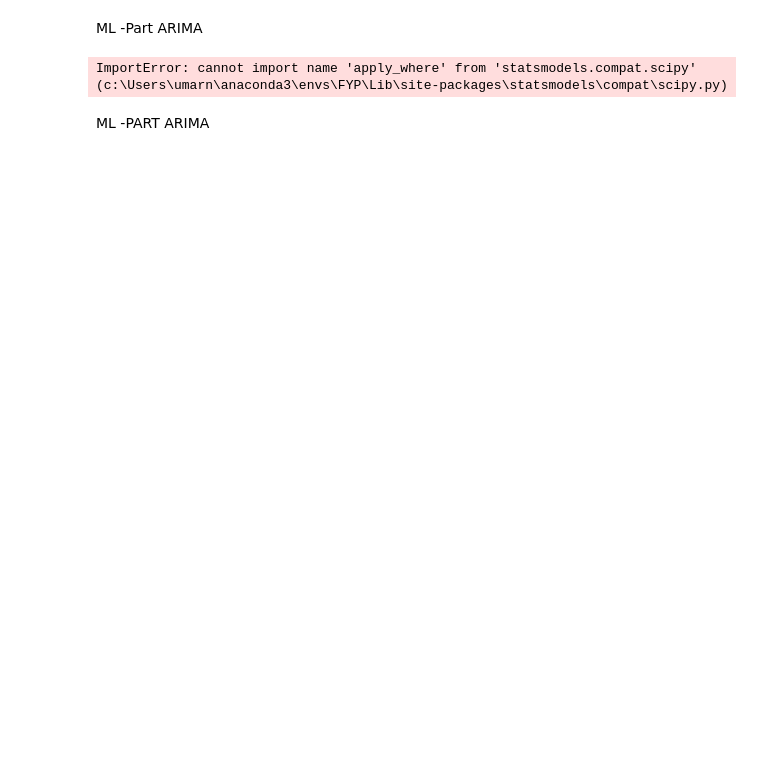
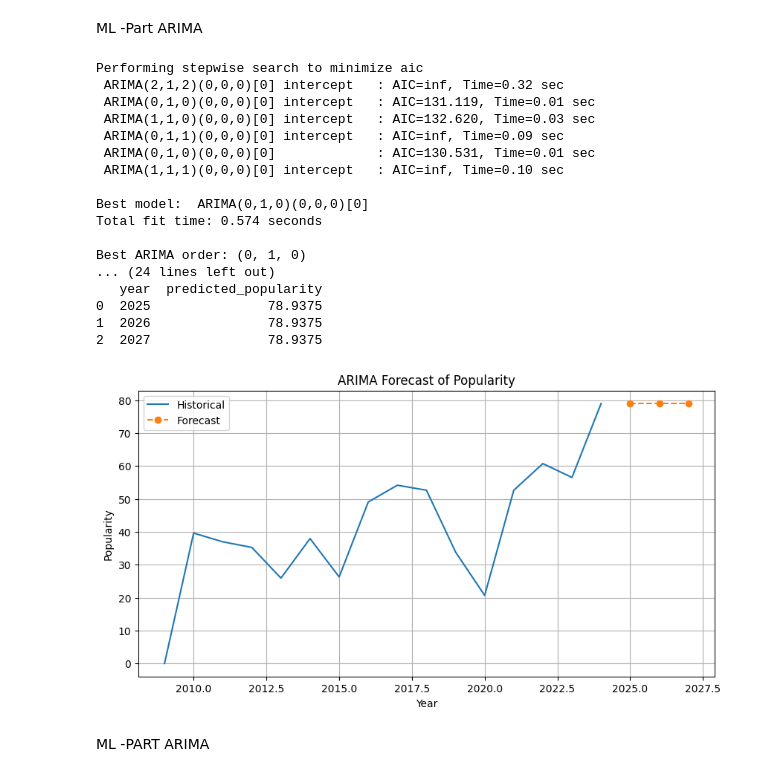
Before and after one commit to msds25018-lab/tools-project, a Jupyter notebook: project-code.ipynb, the cells around one changed output. Cells and saved outputs as stored; diff of their text form; code cells hidden in the pictures; blank space fills up the shorter version.

```diff
--- a/project-code.ipynb
+++ b/project-code.ipynb
@@ -459,16 +480,18 @@ from statsmodels.tsa.arima.model import ARIMA
 # 1. Prepare the Data
 # -------------------------
 
-# If df_yearly already exists, use it. Otherwise:
-# df_yearly = df.groupby('release_year')['popularity'].mean().reset_index()
+# reset index so 'release_year' becomes a column
+df_arima = df_yearly.reset_index()
 
-df_arima = df_yearly[['release_year', 'popularity']].copy()
+# keep only what we need
+df_arima = df_arima[['release_year', 'popularity']]
+
+# rename and set index
 df_arima = df_arima.rename(columns={'release_year': 'year'})
 df_arima = df_arima.set_index('year')
 
-# Convert index to int and then to a proper datetime index
-df_arima.index = pd.to_datetime(df_arima.index, format='%Y')
-
+# convert index to datetime
+df_arima.index = pd.to_datetime(df_arima.index.astype(int), format='%Y')
 # -------------------------
 # 2. Fit ARIMA Model
 # -------------------------
@@ -500,34 +523,51 @@ forecast = model_fit.forecast(steps=n_years)
 # Build forecast dataframe
 future_years = pd.date_range(
     start=df_arima.index.max() + pd.offsets.YearBegin(),
     periods=n_years,
     freq='YS'
 )
 
 forecast_df = pd.DataFrame({
     'year': future_years.year,
     'predicted_popularity': forecast.values
 })
 
 print("\nForecast:")
 print(forecast_df)
 
 # -------------------------
 # 4. Plot
 # -------------------------
 
 plt.figure(figsize=(10,5))
 plt.plot(df_arima.index.year, df_arima['popularity'], label='Historical')
 plt.plot(forecast_df['year'], forecast_df['predicted_popularity'],
          marker='o', linestyle='--', label='Forecast')
 plt.xlabel("Year")
 plt.ylabel("Popularity")
 plt.title("ARIMA Forecast of Popularity")
 plt.legend()
 plt.grid(True)
 plt.show()
 # %% [output]
-ImportError: cannot import name 'apply_where' from 'statsmodels.compat.scipy' (c:\Users\umarn\anaconda3\envs\FYP\Lib\site-packages\statsmodels\compat\scipy.py)
+Performing stepwise search to minimize aic
+ ARIMA(2,1,2)(0,0,0)[0] intercept   : AIC=inf, Time=0.32 sec
+ ARIMA(0,1,0)(0,0,0)[0] intercept   : AIC=131.119, Time=0.01 sec
+ ARIMA(1,1,0)(0,0,0)[0] intercept   : AIC=132.620, Time=0.03 sec
+ ARIMA(0,1,1)(0,0,0)[0] intercept   : AIC=inf, Time=0.09 sec
+ ARIMA(0,1,0)(0,0,0)[0]             : AIC=130.531, Time=0.01 sec
+ ARIMA(1,1,1)(0,0,0)[0] intercept   : AIC=inf, Time=0.10 sec
+
+Best model:  ARIMA(0,1,0)(0,0,0)[0]
+Total fit time: 0.574 seconds
+
+Best ARIMA order: (0, 1, 0)
+... (24 lines left out)
+   year  predicted_popularity
+0  2025               78.9375
+1  2026               78.9375
+2  2027               78.9375
+[figure, added]
 # %% [markdown]
 ML -PART ARIMA
 # %%
```
Also changed, not shown: parts of 2 cells of this notebook.
